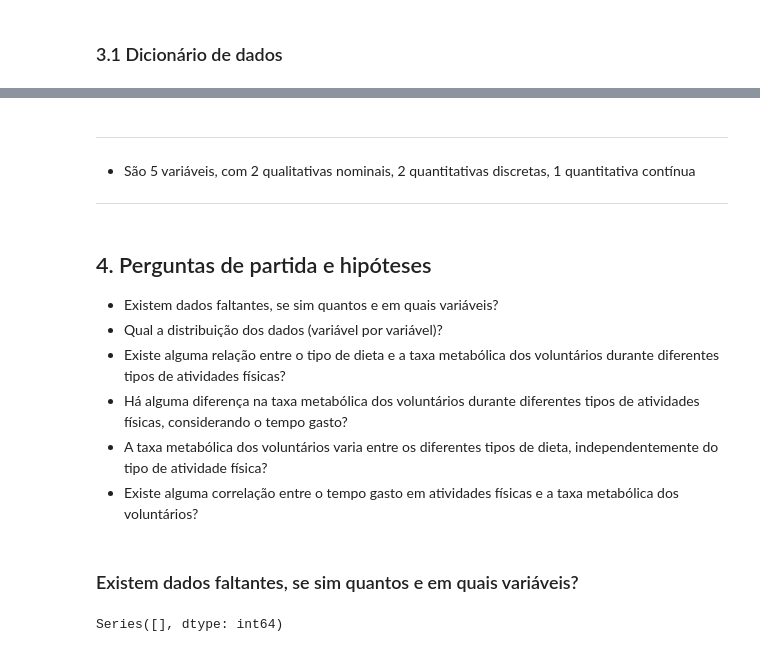
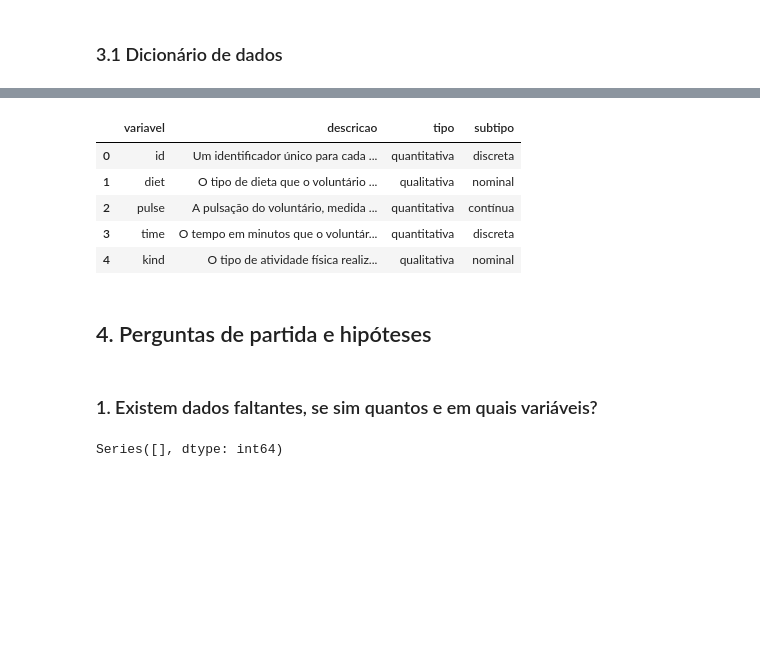
Before and after one commit to matt-balda/avanti-bootcamp-cdd, a Jupyter notebook: notebooks/activities/05-data-exploration.ipynb, the cells around one changed output, grey strips where cells are left out. Drawn from its saved outputs; the diff is of its cells as text; code cells hidden in the pictures; blank space fills up the shorter version.

```diff
--- a/notebooks/activities/05-data-exploration.ipynb
+++ b/notebooks/activities/05-data-exploration.ipynb
@@ -116,17 +81,17 @@ dicionario
-# %% [markdown]
----
-  - São 5 variáveis, com 2 qualitativas nominais, 2 quantitativas discretas, 1 quantitativa contínua
----
-# %% [markdown]
-## 4. Perguntas de partida e hipóteses
-- Existem dados faltantes, se sim quantos e em quais variáveis?
-- Qual a distribuição dos dados (variável por variável)?
-- Existe alguma relação entre o tipo de dieta e a taxa metabólica dos voluntários durante diferentes tipos de atividades físicas?
-- Há alguma diferença na taxa metabólica dos voluntários durante diferentes tipos de atividades físicas, considerando o tempo gasto?
-- A taxa metabólica dos voluntários varia entre os diferentes tipos de dieta, independentemente do tipo de atividade física?
-- Existe alguma correlação entre o tempo gasto em atividades físicas e a taxa metabólica dos voluntários?
+# %%
+dicionario = pd.read_csv('../../data/external/dictionary.csv')
+dicionario
+# %% [output]
+|  | variavel | descricao | tipo | subtipo |
+| 0 | id | Um identificador único para cada ... | quantitativa | discreta |
+| 1 | diet | O tipo de dieta que o voluntário ... | qualitativa | nominal |
+| 2 | pulse | A pulsação do voluntário, medida ... | quantitativa | contínua |
+| 3 | time | O tempo em minutos que o voluntár... | quantitativa | discreta |
+| 4 | kind | O tipo de atividade física realiz... | qualitativa | nominal |
+# %% [markdown]
+## 4. Perguntas de partida e hipóteses
 # %% [markdown]
-### Existem dados faltantes, se sim quantos e em quais variáveis?
+### 1. Existem dados faltantes, se sim quantos e em quais variáveis?
 # %%
 number_of_na_by_column = df.isnull().sum().loc[lambda x: x > 0]
 number_of_na_rows = df.isnull().any(axis=1).sum()
```
Also changed, not shown: parts of 31 cells of this notebook, 11 other files.
